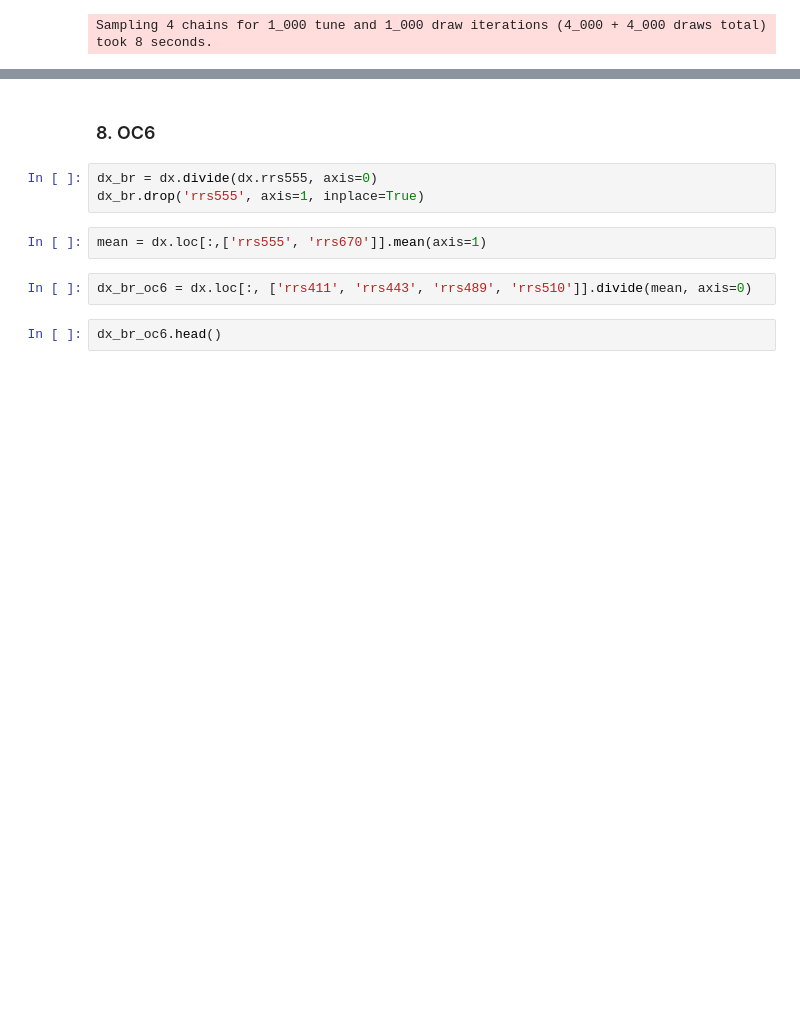
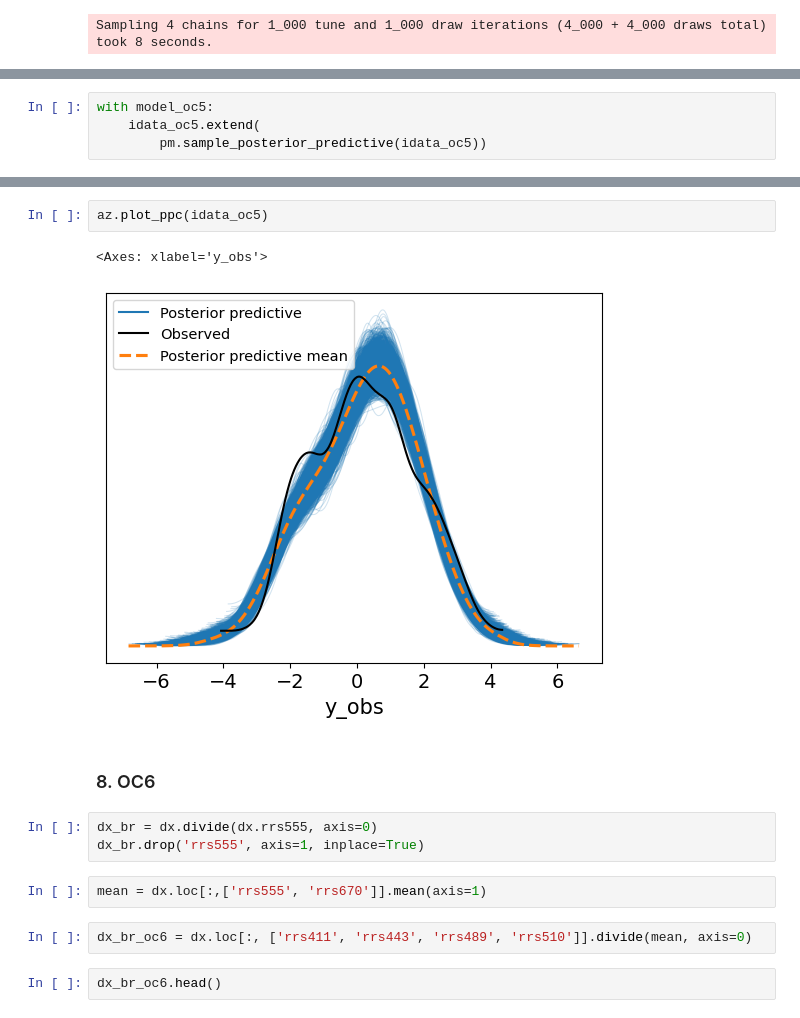
Before and after one commit to erdemkarakoylu/bayesian_chl, a Jupyter notebook: 01_bart.ipynb, the cells around one changed output, grey strips where cells are left out. Cells and saved outputs as stored; diff of their text form; blank space fills up the shorter version.

```diff
--- a/01_bart.ipynb
+++ b/01_bart.ipynb
@@ -739,3 +744,7 @@ with model_oc5:
 # %% [output]
 [interactive output not drawn]
 [interactive output not drawn]
+# %%
+with model_oc5:
+    idata_oc5.extend(
+        pm.sample_posterior_predictive(idata_oc5))
@@ -742,3 +755,8 @@ with model_oc5:
+# %%
+az.plot_ppc(idata_oc5)
+# %% [output]
+<Axes: xlabel='y_obs'>
+[figure, added]
 # %% [markdown]
 ### 8. OC6
 # %%
```
Also changed, not shown: parts of 4 cells of this notebook, 4 other files.
